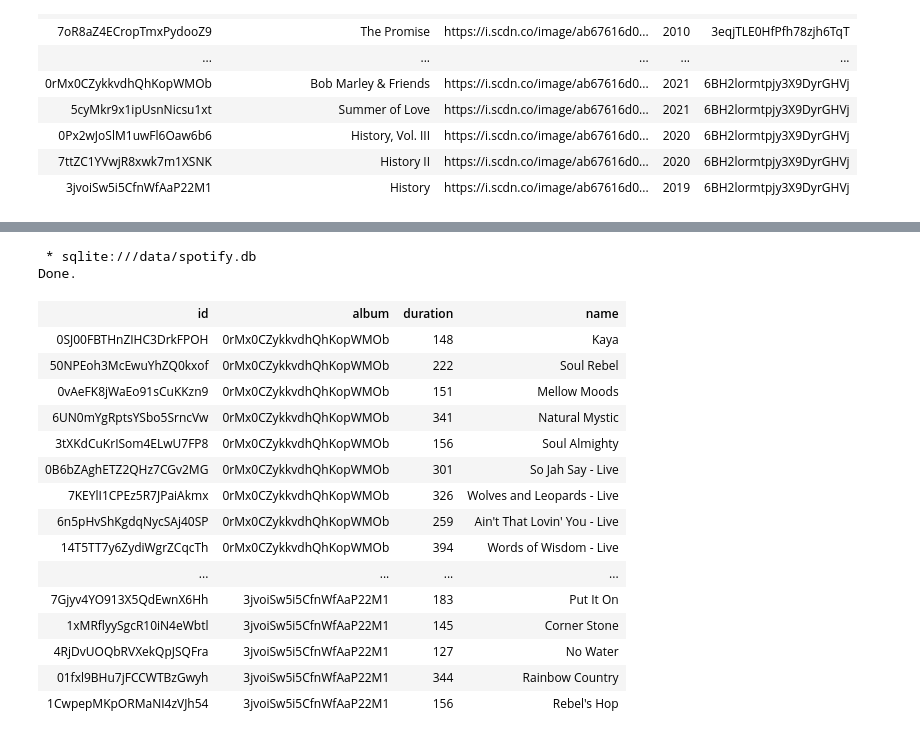
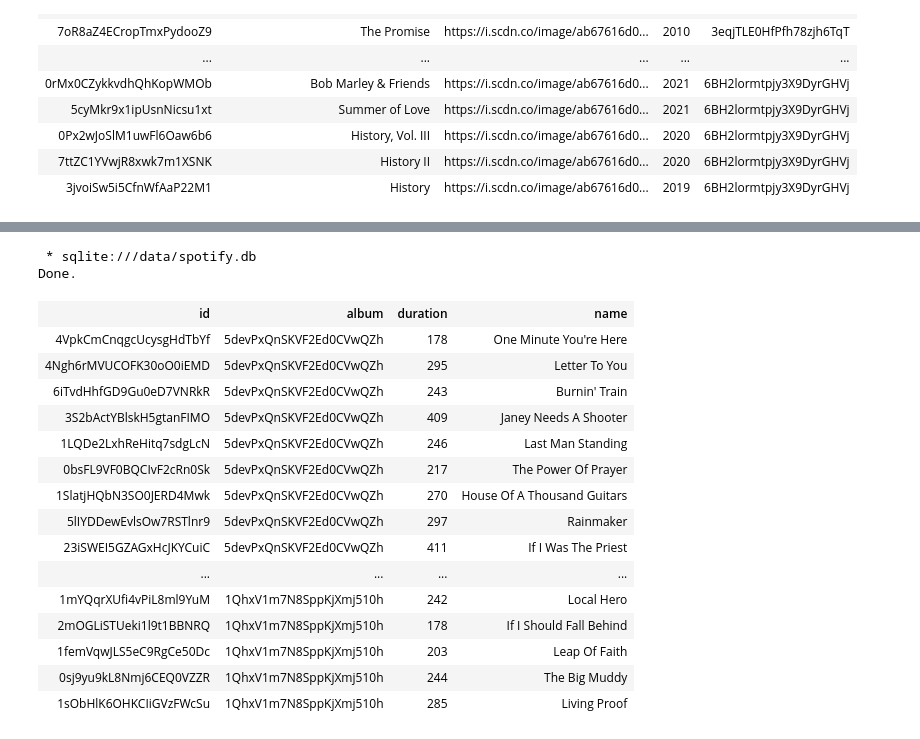
Before and after one commit to ironhack-bcn-data-pt/notebooks, a Jupyter notebook: 8.3.1.SQL.ipynb, the cells around one changed output, grey strips where cells are left out. Cells and saved outputs as stored; diff of their text form; code cells hidden in the pictures.

```diff
--- a/8.3.1.SQL.ipynb
+++ b/8.3.1.SQL.ipynb
@@ -44,23 +448,28 @@ Done.
 # %%
 %%sql
+
+/*
+  my comments
+    */
+
 select *
 from Track
 # %% [output]
  * sqlite:///data/spotify.db
 Done.
 | id | album | duration | name |
-| 0SJ00FBTHnZIHC3DrkFPOH | 0rMx0CZykkvdhQhKopWMOb | 148 | Kaya |
-| 50NPEoh3McEwuYhZQ0kxof | 0rMx0CZykkvdhQhKopWMOb | 222 | Soul Rebel |
-| 0vAeFK8jWaEo91sCuKKzn9 | 0rMx0CZykkvdhQhKopWMOb | 151 | Mellow Moods |
-| 6UN0mYgRptsYSbo5SrncVw | 0rMx0CZykkvdhQhKopWMOb | 341 | Natural Mystic |
-| 3tXKdCuKrISom4ELwU7FP8 | 0rMx0CZykkvdhQhKopWMOb | 156 | Soul Almighty |
-| 0B6bZAghETZ2QHz7CGv2MG | 0rMx0CZykkvdhQhKopWMOb | 301 | So Jah Say - Live |
-| 7KEYlI1CPEz5R7JPaiAkmx | 0rMx0CZykkvdhQhKopWMOb | 326 | Wolves and Leopards - Live |
-| 6n5pHvShKgdqNycSAj40SP | 0rMx0CZykkvdhQhKopWMOb | 259 | Ain't That Lovin' You - Live |
-| 14T5TT7y6ZydiWgrZCqcTh | 0rMx0CZykkvdhQhKopWMOb | 394 | Words of Wisdom - Live |
+| 4VpkCmCnqgcUcysgHdTbYf | 5devPxQnSKVF2Ed0CVwQZh | 178 | One Minute You're Here |
+| 4Ngh6rMVUCOFK30oO0iEMD | 5devPxQnSKVF2Ed0CVwQZh | 295 | Letter To You |
+| 6iTvdHhfGD9Gu0eD7VNRkR | 5devPxQnSKVF2Ed0CVwQZh | 243 | Burnin' Train |
+| 3S2bActYBlskH5gtanFIMO | 5devPxQnSKVF2Ed0CVwQZh | 409 | Janey Needs A Shooter |
+| 1LQDe2LxhReHitq7sdgLcN | 5devPxQnSKVF2Ed0CVwQZh | 246 | Last Man Standing |
+| 0bsFL9VF0BQCIvF2cRn0Sk | 5devPxQnSKVF2Ed0CVwQZh | 217 | The Power Of Prayer |
+| 1SlatjHQbN3SO0JERD4Mwk | 5devPxQnSKVF2Ed0CVwQZh | 270 | House Of A Thousand Guitars |
+| 5lIYDDewEvlsOw7RSTlnr9 | 5devPxQnSKVF2Ed0CVwQZh | 297 | Rainmaker |
+| 23iSWEI5GZAGxHcJKYCuiC | 5devPxQnSKVF2Ed0CVwQZh | 411 | If I Was The Priest |
 | ... | ... | ... | ... |
-| 7Gjyv4YO913X5QdEwnX6Hh | 3jvoiSw5i5CfnWfAaP22M1 | 183 | Put It On |
-| 1xMRflyySgcR10iN4eWbtl | 3jvoiSw5i5CfnWfAaP22M1 | 145 | Corner Stone |
-| 4RjDvUOQbRVXekQpJSQFra | 3jvoiSw5i5CfnWfAaP22M1 | 127 | No Water |
-| 01fxl9BHu7jFCCWTBzGwyh | 3jvoiSw5i5CfnWfAaP22M1 | 344 | Rainbow Country |
-| 1CwpepMKpORMaNI4zVJh54 | 3jvoiSw5i5CfnWfAaP22M1 | 156 | Rebel's Hop |
+| 1mYQqrXUfi4vPiL8ml9YuM | 1QhxV1m7N8SppKjXmj510h | 242 | Local Hero |
+| 2mOGLiSTUeki1l9t1BBNRQ | 1QhxV1m7N8SppKjXmj510h | 178 | If I Should Fall Behind |
+| 1femVqwJLS5eC9RgCe50Dc | 1QhxV1m7N8SppKjXmj510h | 203 | Leap Of Faith |
+| 0sj9yu9kL8Nmj6CEQ0VZZR | 1QhxV1m7N8SppKjXmj510h | 244 | The Big Muddy |
+| 1sObHlK6OHKCIiGVzFWcSu | 1QhxV1m7N8SppKjXmj510h | 285 | Living Proof |
```
Also changed, not shown: parts of 31 cells of this notebook, 2 other files.
